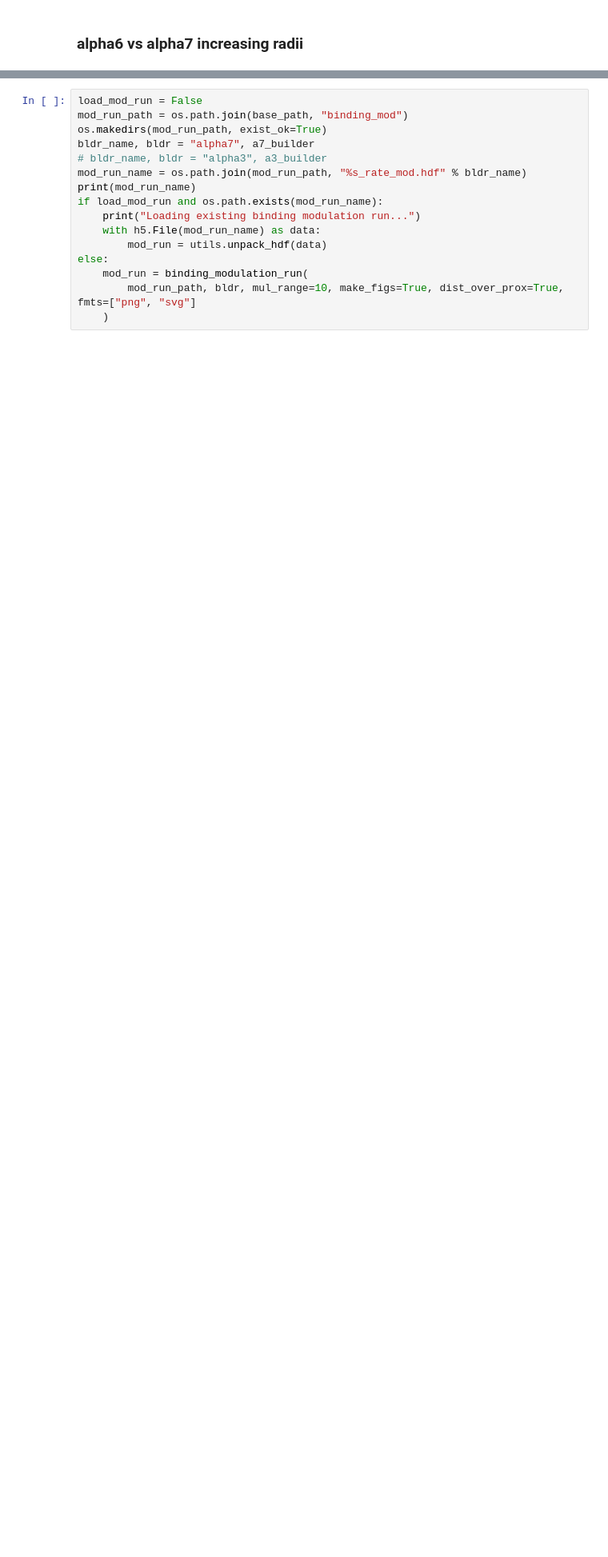
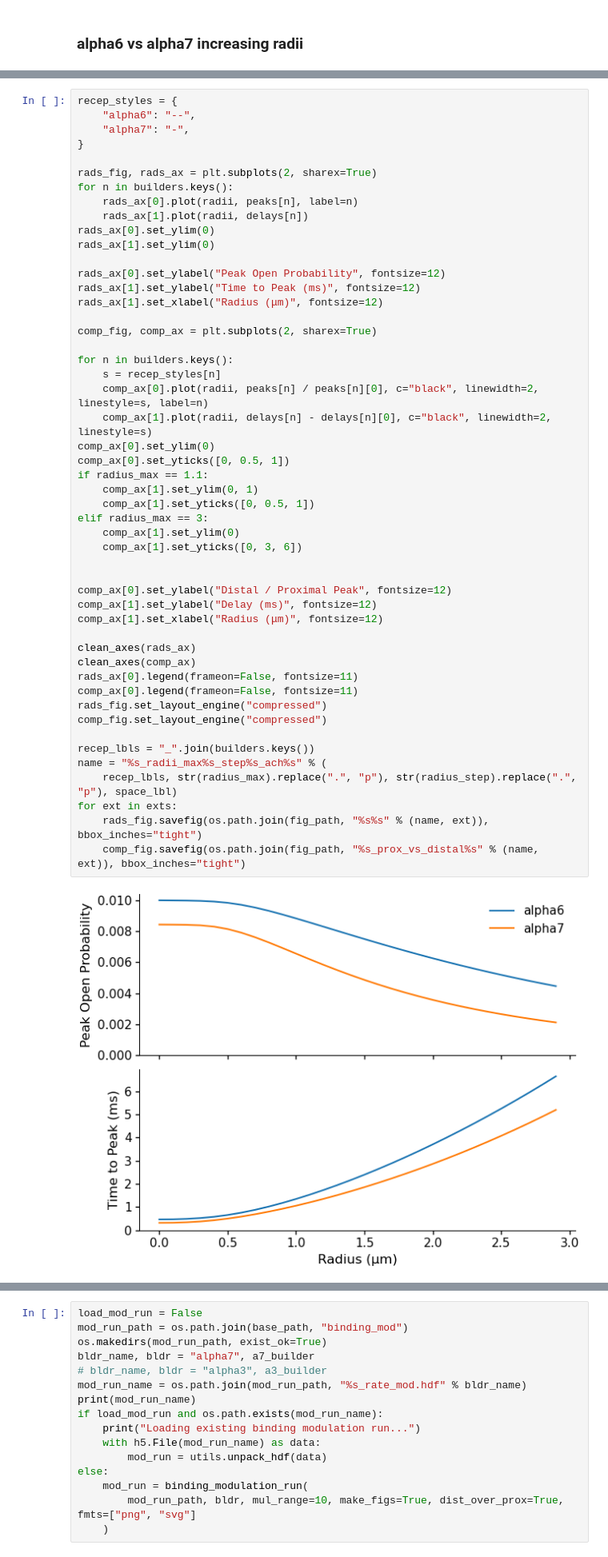
Before and after one commit to geoffder/kinetics, a Jupyter notebook: thesis_figs.ipynb, the cells around one changed output, grey strips where cells are left out. Shown at 80% size. Saved outputs shown, nothing was run; the diff lists cells and outputs as text; blank space fills up the shorter version.

```diff
--- a/thesis_figs.ipynb
+++ b/thesis_figs.ipynb
@@ -201,0 +163,52 @@ for ext in exts:
+# %%
+recep_styles = {
+    "alpha6": "--",
+    "alpha7": "-",
+}
+
+rads_fig, rads_ax = plt.subplots(2, sharex=True)
+for n in builders.keys():
+    rads_ax[0].plot(radii, peaks[n], label=n)
+    rads_ax[1].plot(radii, delays[n])
+rads_ax[0].set_ylim(0)
+rads_ax[1].set_ylim(0)
+
+rads_ax[0].set_ylabel("Peak Open Probability", fontsize=12)
+rads_ax[1].set_ylabel("Time to Peak (ms)", fontsize=12)
+rads_ax[1].set_xlabel("Radius (μm)", fontsize=12)
+
+comp_fig, comp_ax = plt.subplots(2, sharex=True)
+
+for n in builders.keys():
+    s = recep_styles[n]
+    comp_ax[0].plot(radii, peaks[n] / peaks[n][0], c="black", linewidth=2, linestyle=s, label=n)
+    comp_ax[1].plot(radii, delays[n] - delays[n][0], c="black", linewidth=2, linestyle=s)
+comp_ax[0].set_ylim(0)
+comp_ax[0].set_yticks([0, 0.5, 1])
+if radius_max == 1.1:
+    comp_ax[1].set_ylim(0, 1)
+    comp_ax[1].set_yticks([0, 0.5, 1])
+elif radius_max == 3:
+    comp_ax[1].set_ylim(0)
+    comp_ax[1].set_yticks([0, 3, 6])
+
+
+comp_ax[0].set_ylabel("Distal / Proximal Peak", fontsize=12)
+comp_ax[1].set_ylabel("Delay (ms)", fontsize=12)
+comp_ax[1].set_xlabel("Radius (μm)", fontsize=12)
+
+clean_axes(rads_ax)
+clean_axes(comp_ax)
+rads_ax[0].legend(frameon=False, fontsize=11)
+comp_ax[0].legend(frameon=False, fontsize=11)
+rads_fig.set_layout_engine("compressed")
+comp_fig.set_layout_engine("compressed")
+
+recep_lbls = "_".join(builders.keys())
+name = "%s_radii_max%s_step%s_ach%s" % (
+    recep_lbls, str(radius_max).replace(".", "p"), str(radius_step).replace(".", "p"), space_lbl)
+for ext in exts:
+    rads_fig.savefig(os.path.join(fig_path, "%s%s" % (name, ext)), bbox_inches="tight")
+    comp_fig.savefig(os.path.join(fig_path, "%s_prox_vs_distal%s" % (name, ext)), bbox_inches="tight")
+# %% [output]
+[figure, added]
```
Also changed, not shown: parts of 5 cells of this notebook.
